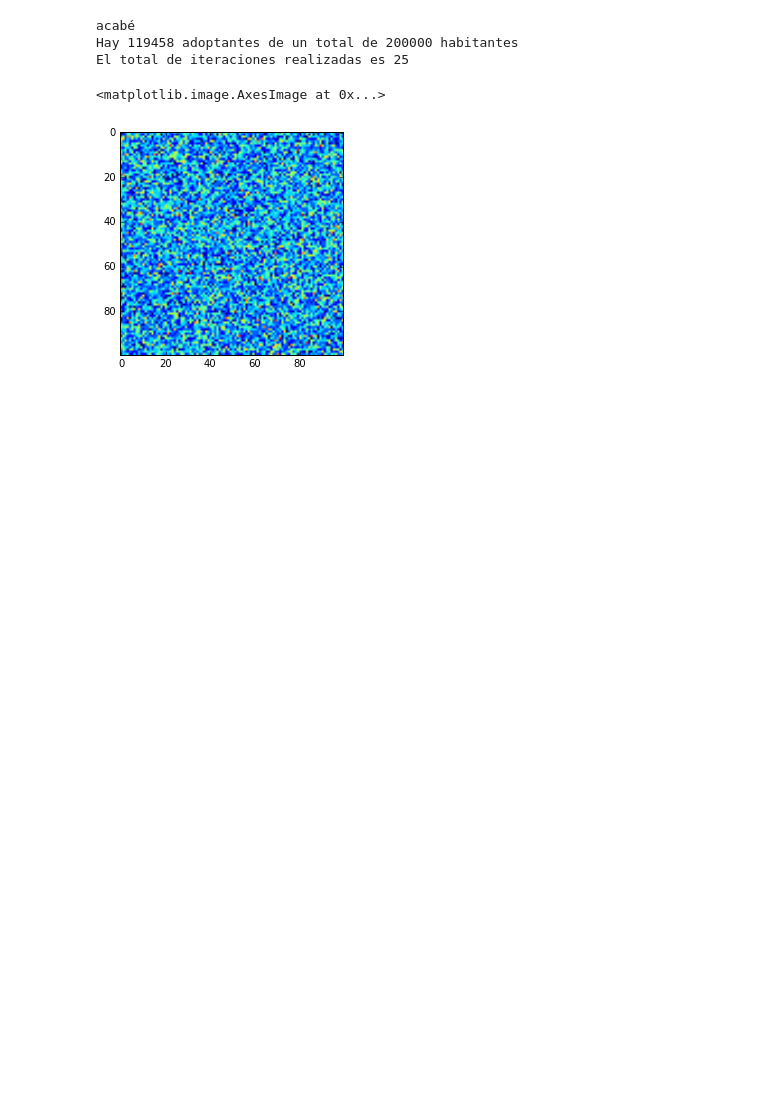
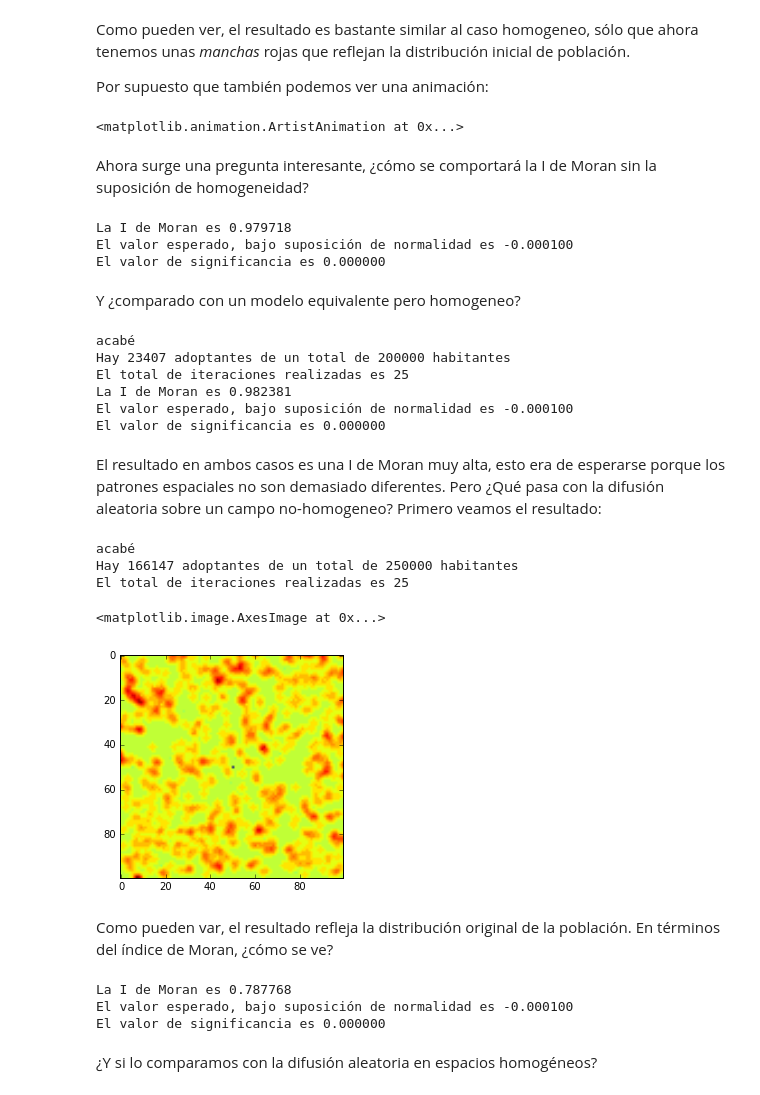
Before and after one commit to JulioMorgado/PyHagerstrand, a Jupyter notebook: Hagerstrand III.ipynb, the cells around one changed output. Saved outputs shown, nothing was run; the diff lists cells and outputs as text; code cells hidden in the pictures; blank space fills up the shorter version.

Commit message:
Nuevo ejercicio de difusión heterogenea.

```diff
--- a/Hagerstrand III.ipynb
+++ b/Hagerstrand III.ipynb
@@ -15,0 +55,3 @@ El total de iteraciones realizadas es 25
+# %%
+ad = AdvancedDiffusion(100,5,25,[(50,50)],0.3,25,25,2.8)
+plt.imshow(ad.space)
@@ -16,9 +72,71 @@ El total de iteraciones realizadas es 25
+# %% [markdown]
+Como pueden ver, el resultado es bastante similar al caso homogeneo, sólo que ahora tenemos unas _manchas_ rojas que reflejan la distribución inicial de población.
+
+Por supuesto que también podemos ver una animación:
+# %%
+from JSAnimation import IPython_display
+import matplotlib.animation as animation
+ims = []
+fig = plt.figure()
+for i in range(0,ad.max_iter):
+    im = imshow(ad.result[:,:,i])
+    ims.append([im])
+
+animation.ArtistAnimation(fig, ims, interval=100, blit=True)
+# %% [output]
+<matplotlib.animation.ArtistAnimation at 0x...>
+# %% [markdown]
+Ahora surge una pregunta interesante, ¿cómo se comportará la I de Moran sin la suposición de homogeneidad?
+# %%
+import pysal as ps
+w = ps.lat2W(ad.N,ad.N,rook=False)
+mr = ps.Moran(ad.result[:,:,24].flatten(),w)
+print "La I de Moran es %f" % mr.I
+print "El valor esperado, bajo suposición de normalidad es %f" % mr.EI
+print "El valor de significancia es %f" % mr.p_rand
+# %% [output]
+La I de Moran es 0.979718
+El valor esperado, bajo suposición de normalidad es -0.000100
+El valor de significancia es 0.000000
+# %% [markdown]
+Y ¿comparado con un modelo equivalente pero homogeneo?
+# %%
+from haggerstrand.diffusion import SimpleDiffusion
+sd = SimpleDiffusion(100,100,5,20,[(50,50)],0.3,25)
+sd.spatial_diffusion()
+md = ps.Moran(sd.result[:,:,24].flatten(),w)
+print "La I de Moran es %f" % md.I
+print "El valor esperado, bajo suposición de normalidad es %f" % md.EI
+print "El valor de significancia es %f" % md.p_rand
+# %% [output]
+acabé
+Hay 23407 adoptantes de un total de 200000 habitantes
+El total de iteraciones realizadas es 25
+La I de Moran es 0.982381
+El valor esperado, bajo suposición de normalidad es -0.000100
+El valor de significancia es 0.000000
+# %% [markdown]
+El resultado en ambos casos es una I de Moran muy alta, esto era de esperarse porque los patrones espaciales no son demasiado diferentes. Pero ¿Qué pasa con la difusión aleatoria sobre un campo no-homogeneo?
+Primero veamos el resultado:
 # %%
 ad.random_diffusion()
-plt.imshow(ad.result[:,:,14])
+plt.imshow(ad.result[:,:,24])
 # %% [output]
 acabé
-Hay 119458 adoptantes de un total de 200000 habitantes
+Hay 166147 adoptantes de un total de 250000 habitantes
 El total de iteraciones realizadas es 25
 <matplotlib.image.AxesImage at 0x...>
-[figure, old version]
+[figure, new version]
+# %% [markdown]
+Como pueden var, el resultado refleja la distribución original de la población. En términos del índice de Moran, ¿cómo se ve?
+# %%
+mr = ps.Moran(ad.result[:,:,24].flatten(),w)
+print "La I de Moran es %f" % mr.I
+print "El valor esperado, bajo suposición de normalidad es %f" % mr.EI
+print "El valor de significancia es %f" % mr.p_rand
+# %% [output]
+La I de Moran es 0.787768
+El valor esperado, bajo suposición de normalidad es -0.000100
+El valor de significancia es 0.000000
+# %% [markdown]
+¿Y si lo comparamos con la difusión aleatoria en espacios homogéneos?
```
Also changed, not shown: parts of 11 cells of this notebook.
